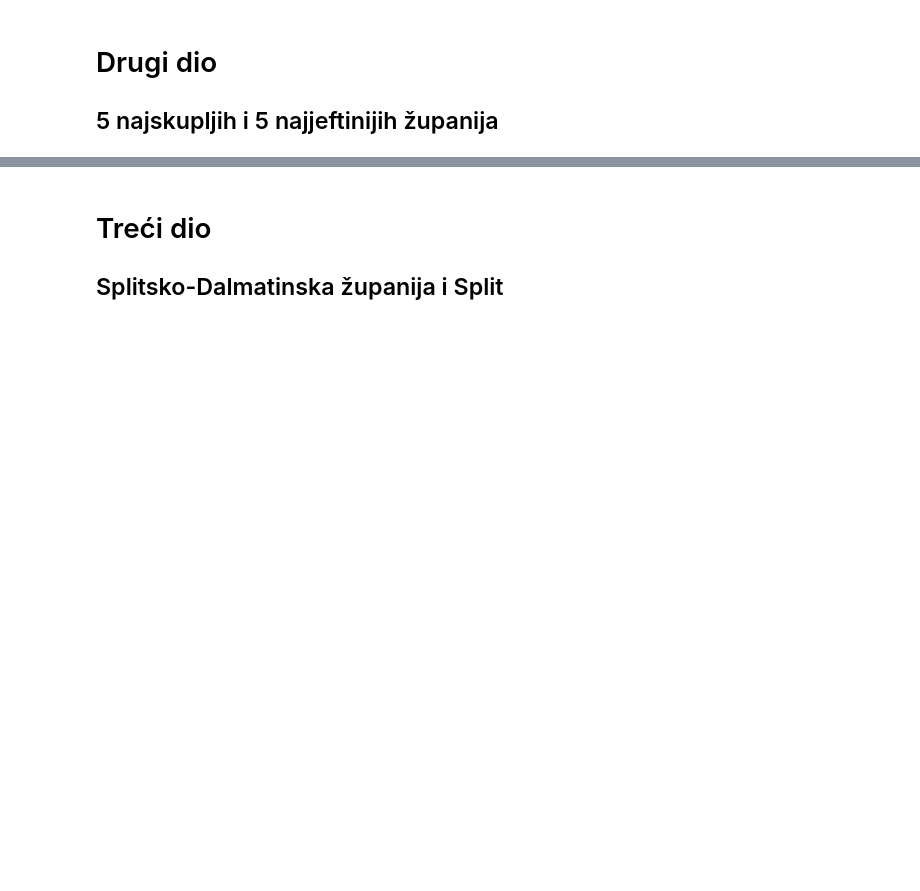
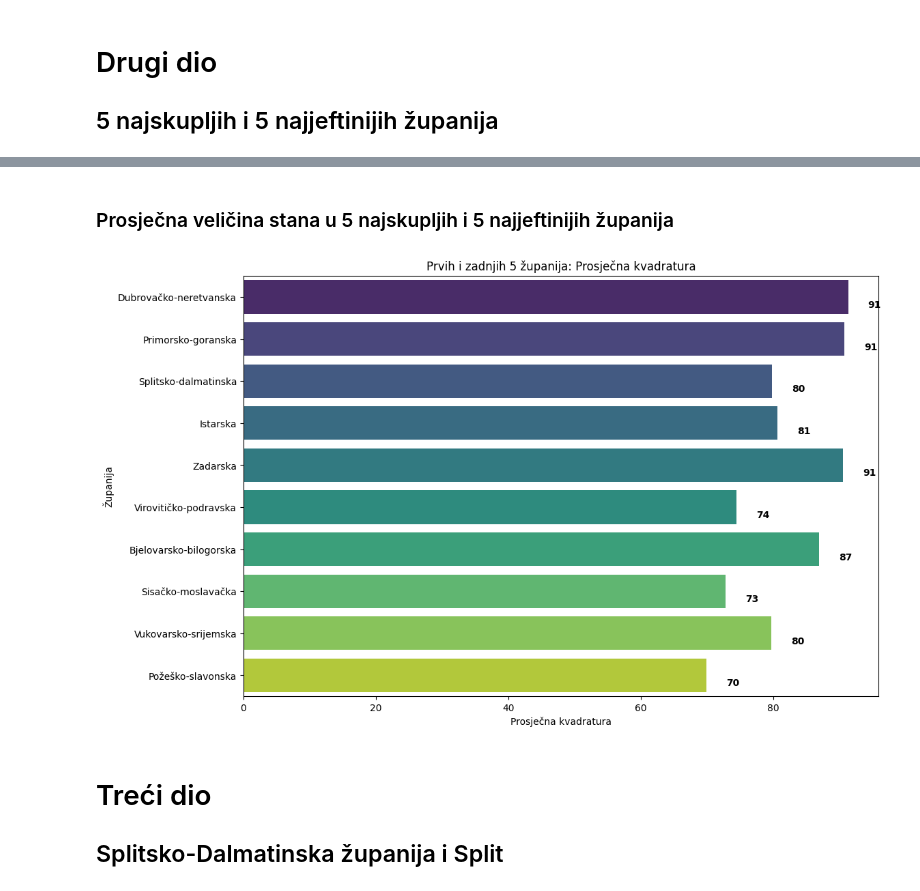
Before and after one commit to stipe-jurkovic/Python-crawler-for-UUPZ, a Jupyter notebook: utils/analysis.ipynb, the cells around one changed output, grey strips where cells are left out. Drawn from its saved outputs; the diff is of its cells as text; code cells hidden in the pictures; blank space fills up the shorter version.

```diff
--- a/utils/analysis.ipynb
+++ b/utils/analysis.ipynb
@@ -232,3 +261,23 @@ plt.show()
+# %% [markdown]
+### Prosječna veličina stana u 5 najskupljih i 5 najjeftinijih županija
+# %%
+# Get the top and bottom 5 counties by average price per square meter
+top_bottom_counties = pd.concat([avg_price_per_sqm.head(5), avg_price_per_sqm.tail(5)])
+# Calculate the average living area for the top and bottom 5 counties
+avg_living_area = df[df['county'].isin(top_bottom_counties['county'])].groupby('county')['livingArea'].mean()
+# Sort the avg_living_area dataframe by the order of top_bottom_counties
+avg_living_area = avg_living_area.reindex(top_bottom_counties['county'])
+# Plot the average living area for the top and bottom 5 counties
+plt.figure(figsize=(12, 8))
+sns.barplot(x=avg_living_area.values, y=avg_living_area.index, palette='viridis', hue=avg_living_area.index)
+plt.xlabel('Prosječna kvadratura')
+plt.ylabel('Županija')
+plt.title('Prvih i zadnjih 5 županija: Prosječna kvadratura')
+for x, y in enumerate(avg_living_area.values):
+    plt.text(y + 3, x + .25, f'{y:,.0f}', color='black', fontweight='bold')
+plt.show()
+# %% [output]
+[figure, added]
 # %% [markdown]
 # Treći dio
 
```
Also changed, not shown: parts of 14 cells of this notebook.
